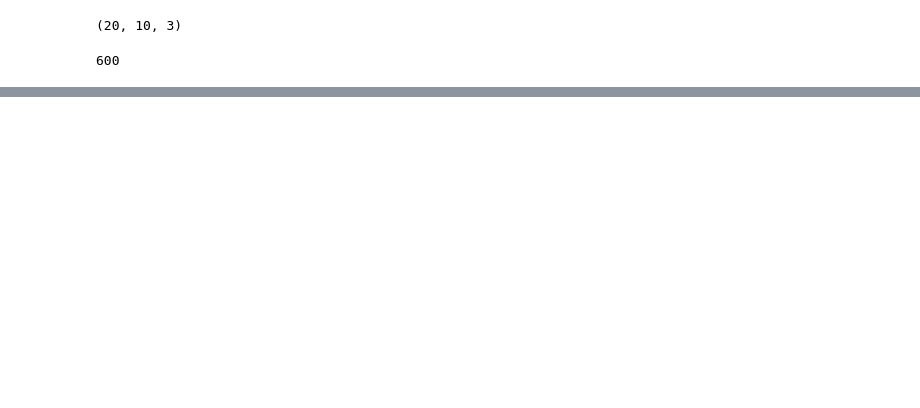
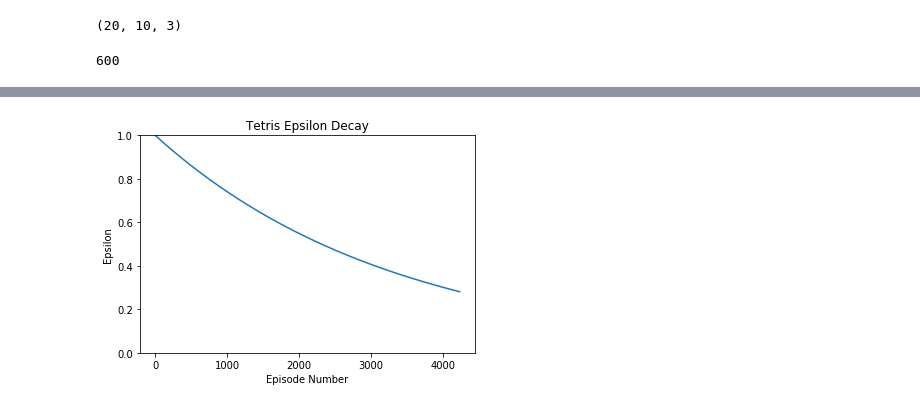
Before and after one commit to CSCI4850/S19-team5-project, a Jupyter notebook: tetris_v3.ipynb, the cells around one changed output, grey strips where cells are left out. Saved outputs shown, nothing was run; the diff lists cells and outputs as text; code cells hidden in the pictures; blank space fills up the shorter version.

```diff
--- a/tetris_v3.ipynb
+++ b/tetris_v3.ipynb
@@ -249,3 +254,12 @@ plt.show()
+# %%
+plt.plot(epsilons)
+plt.ylim(top=1, bottom=0)
+plt.title("Tetris Epsilon Decay")
+plt.xlabel("Episode Number")
+plt.ylabel("Epsilon")
+plt.show()
+# %% [output]
+[figure, added]
 # %%
 # Test out the agent!
 # Initialize the environment and let the agent decide how to act!
```
Also changed, not shown: parts of 6 cells of this notebook, 1 other file.
